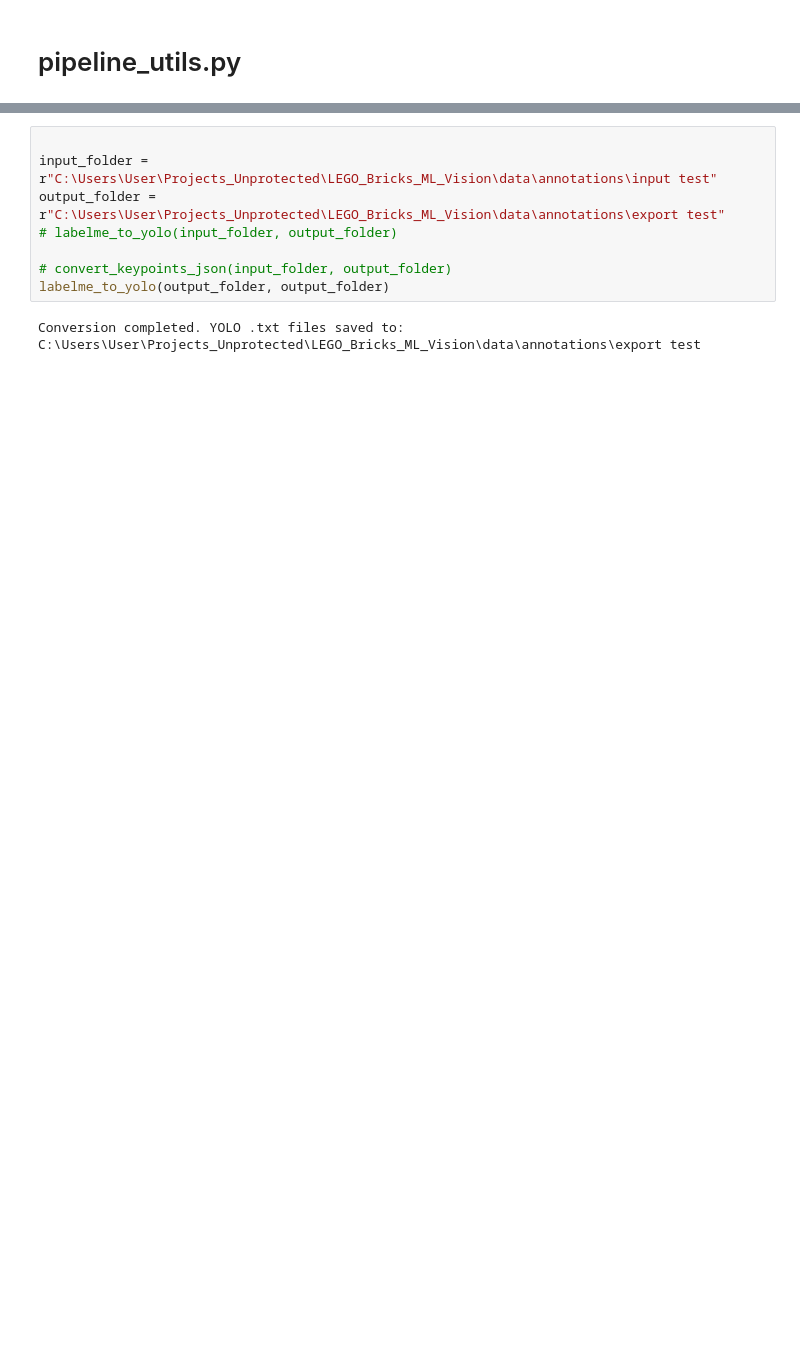
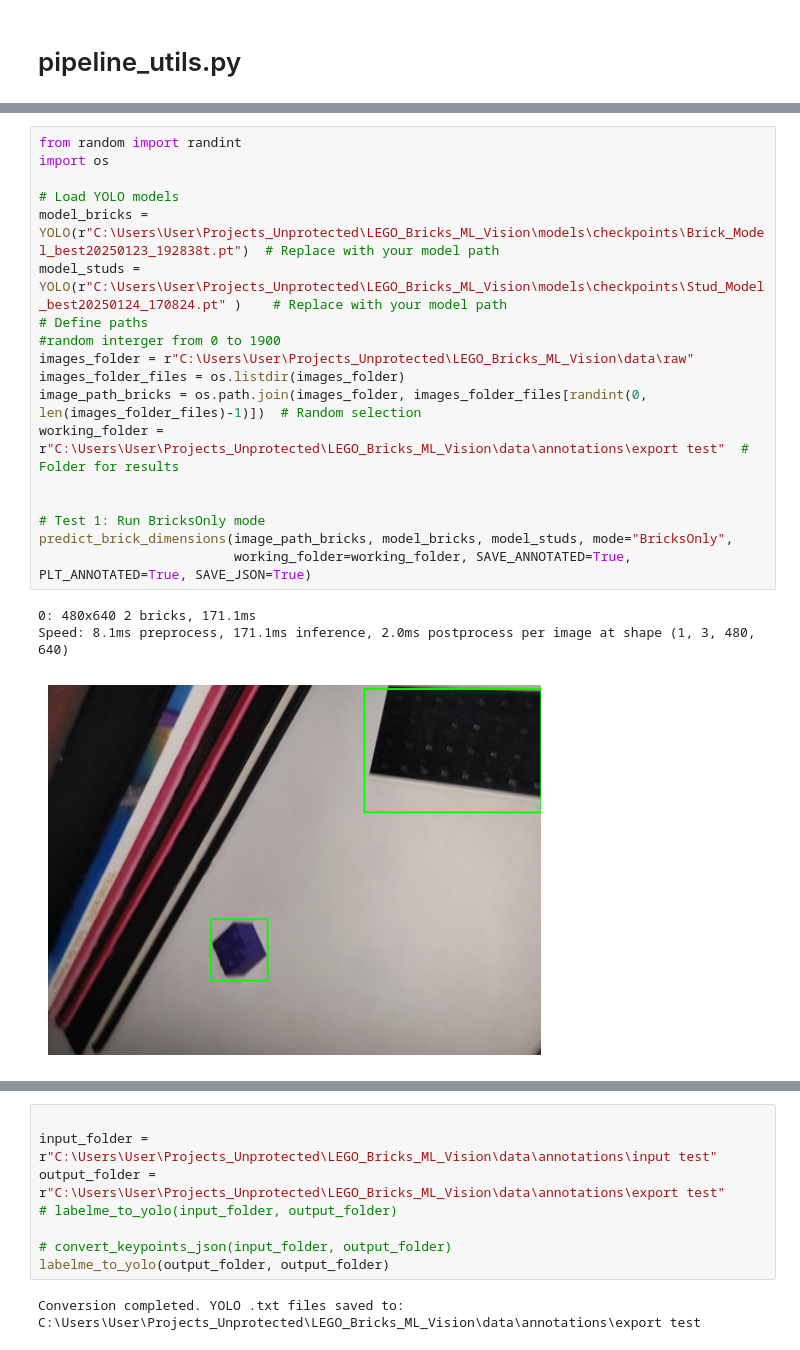
Before and after one commit to MiguelDiLalla/LEGO_Bricks_ML_Vision, a Jupyter notebook: notebooks/Utilities_dev.ipynb, the cells around one changed output, grey strips where cells are left out. Drawn from its saved outputs; the diff is of its cells as text; blank space fills up the shorter version.

```diff
--- a/notebooks/Utilities_dev.ipynb
+++ b/notebooks/Utilities_dev.ipynb
@@ -2388,0 +2663,22 @@ def export_results(results_folder, formats=['json', 'csv']):
+# %%
+from random import randint
+import os
+
+# Load YOLO models
+model_bricks = YOLO(r"C:\Users\User\Projects_Unprotected\LEGO_Bricks_ML_Vision\models\checkpoints\Brick_Model_best20250123_192838t.pt")  # Replace with your model path
+model_studs = YOLO(r"C:\Users\User\Projects_Unprotected\LEGO_Bricks_ML_Vision\models\checkpoints\Stud_Model_best20250124_170824.pt" )    # Replace with your model path
+# Define paths
+#random interger from 0 to 1900
+images_folder = r"C:\Users\User\Projects_Unprotected\LEGO_Bricks_ML_Vision\data\raw"
+images_folder_files = os.listdir(images_folder)
+image_path_bricks = os.path.join(images_folder, images_folder_files[randint(0, len(images_folder_files)-1)])  # Random selection
+working_folder = r"C:\Users\User\Projects_Unprotected\LEGO_Bricks_ML_Vision\data\annotations\export test"  # Folder for results
+
+
+# Test 1: Run BricksOnly mode
+predict_brick_dimensions(image_path_bricks, model_bricks, model_studs, mode="BricksOnly",
+                         working_folder=working_folder, SAVE_ANNOTATED=True, PLT_ANNOTATED=True, SAVE_JSON=True)
+# %% [output]
+0: 480x640 2 bricks, 171.1ms
+Speed: 8.1ms preprocess, 171.1ms inference, 2.0ms postprocess per image at shape (1, 3, 480, 640)
+[figure, added]
```
Also changed, not shown: parts of 10 cells of this notebook, 1 other file.
